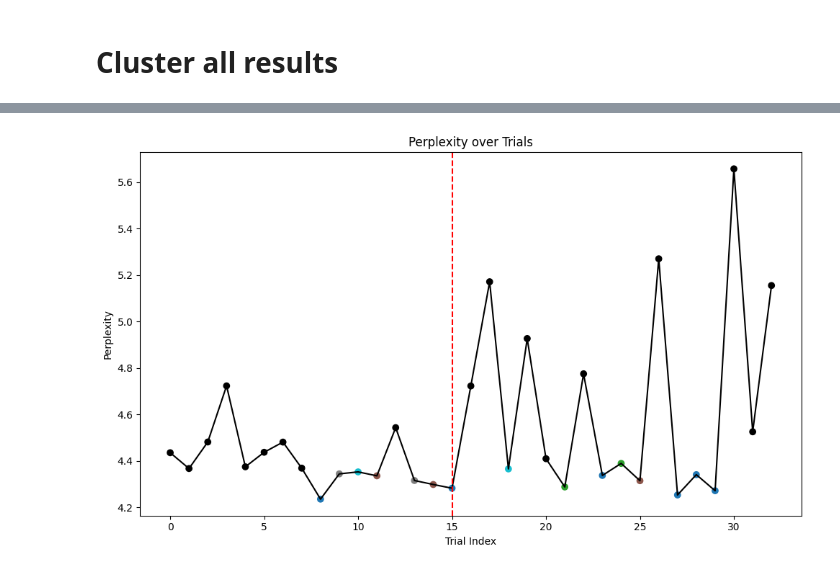
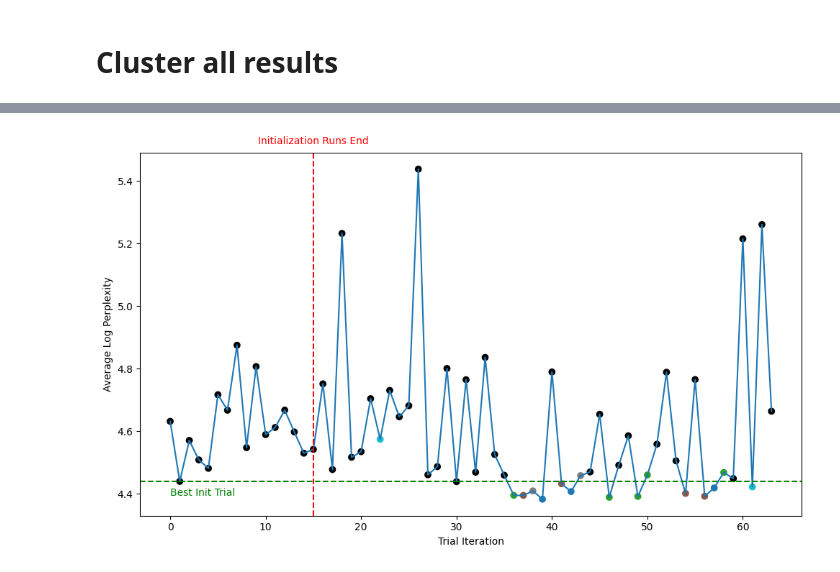
Before and after one commit to tim200002/lm_mixture_optimization, a Jupyter notebook: scripts/analyze_experiment.ipynb, the cells around one changed output, grey strips where cells are left out. Drawn from its saved outputs; the diff is of its cells as text; code cells hidden in the pictures.

```diff
--- a/scripts/analyze_experiment.ipynb
+++ b/scripts/analyze_experiment.ipynb
@@ -91,13 +121,18 @@ path = "/root/code/mixture_optimization/logs/bayesian_books_cc_stack_pes2o_0/exp
 #path = "/root/code/mixture_optimization/logs/lin_interp_books_c4_80M_0/experiment_history.yaml"
 #path = "/root/code/mixture_optimization/logs/lin_interp_books_c4_0/experiment_history.yaml"
 #path = "../logs/uniform_books_cc_stack_peso_reddit/experiment_history.yaml"
-#path = "../logs/bayesian_books_cc_stack_pes2o_reddit_16init_0/experiment_history.yaml"
+path = "../logs/bayesian_books_cc_stack_pes2o_reddit_16init_0/experiment_history.yaml"
 #path = "../logs/bayesian_books_cc_stack_pes2o_reddit_16init_1/experiment_history.yaml"
 #path = "../logs/bayesian_books_cc_stack_pes2o_reddit_32init_0/experiment_history.yaml"
-path = "../logs/bayesian_books_cc_stack_pes20_small_0/experiment_history_proper.yaml"
+#path = "../logs/bayesian_books_cc_stack_pes20_small_0/experiment_history_proper.yaml"
 #path = "../logs/uniform_books_cc_stack_pes20_small_0/experiment_history.yaml"
 #path = "../logs/bayesian_books_cc_stack_pes20_small_1/experiment_history.yaml"
-path = "../logs/uniform_books_cc_stack_pes20_small_0/experiment_history.yaml"
+#path = "../logs/uniform_books_cc_stack_pes20_small_0/experiment_history.yaml"
+path = "../logs/uniform_books_cc_stack_peso_reddit/experiment_history.yaml"
+#path = "../logs/uniform_books_cc_stack_pes20_small_0/experiment_history_filtered.yaml"
+#path = "../logs/bayesian_books_cc_stack_pes20_small_1/experiment_history_filtered.yaml"
+
+#path = "../logs/bayesian_books_cc_stack_pes2o_reddit_c4_wiki_32_init_0/experiment_history.yaml"
 
 experiments = read_experiments(path)
 experiment = experiments[0]
@@ -124,7 +159,7 @@ for trial in experiment.trials:
 val_results, weighted_perplexity, domain_weights = get_experiment_result(experiment)
 plot_weighted_val_perplexity(weighted_perplexity, no_initial_runs=no_initi_trials)
 # add hline for best init trial
-plt.axhline(y=best_init_trial.weighted_val_perplexity, color='g', linestyle='--')
+#plt.axhline(y=best_init_trial.weighted_val_perplexity, color='g', linestyle='--')
 
 plot_domain_perplexities(val_results, no_initial_runs=no_initi_trials)
 plot_mixing_weights(domain_weights, no_initial_runs=no_initi_trials)
@@ -133,8 +168,8 @@ plot_mixing_weights(domain_weights, no_initial_runs=no_initi_trials)
 
 
 
-print(f"Best trial achieved a weighted val perplexity of {best_trial.weighted_val_perplexity}. The mixing weights were {best_trial.true_mixing_weights}. Trial idx: {best_trial.idx}")
-print(f"Best init trial achieved a weighted val perplexity of {best_init_trial.weighted_val_perplexity}. The mixing weights were {best_init_trial.true_mixing_weights}. Trial idx: {best_init_trial.idx}")
+print(f"Best trial achieved a weighted val perplexity of {best_trial.weighted_val_perplexity}. The mixing weights were {best_trial.true_mixing_weights}. The domain perplexities were {plot_val_results(best_trial.val_results)}. Trial idx: {best_trial.idx}")
+print(f"Best init trial achieved a weighted val perplexity of {best_init_trial.weighted_val_perplexity}. The mixing weights were {best_init_trial.true_mixing_weights}. The domain perplexities were {plot_val_results(best_init_trial.val_results)}. Trial idx: {best_init_trial.idx}")
 percentual_improvement = (best_init_trial.weighted_val_perplexity - best_trial.weighted_val_perplexity) / best_init_trial.weighted_val_perplexity * 100
 print(f"Percentual improvement: {percentual_improvement:.2f}%")
 
@@ -393,11 +474,12 @@ plt.scatter(range(len(y_values)), y_values, c=colors)
 # %%
 import matplotlib.pyplot as plt
 import matplotlib.patches as mpatches
+import numpy as np
 
 # Generate colors for the clusters
 no_clusters = len(clusters_dict)
 no_clusters_to_color = 5
-cluster_colors = matplotlib.colormaps.get_cmap('tab10')(np.linspace(0, 1, no_clusters_to_color))
+cluster_colors = plt.get_cmap('tab10')(np.linspace(0, 1, no_clusters_to_color))
 black_color = 'black'
 
 # Prepare data for plotting
@@ -416,49 +498,49 @@ for sort_idx, (cluster, cluster_dict) in enumerate(clusters_dict.items()):
         local_array.append((trial.weighted_val_perplexity, cluster_color, trial.idx))
     values.extend(local_array)
 
 values = sorted(values, key=lambda x: x[2])
 
 # Plot the data
 plt.figure(figsize=(10, 6))
 y_values = [x[0] for x in values]
 colors = [x[1] for x in values]
-plt.plot(y_values, color='black')
+plt.plot(y_values)  # Removed the color argument to use the default color (blue)
 plt.scatter(range(len(y_values)), y_values, c=colors)
 
 # Create a custom legend for the first 5 clusters
-# legend_patches = []
-# for i in range(no_clusters_to_color):
-#     cluster = clusters_dict[i+1]
-#     print(len(cluster['trials']))
-#     weights = np.round(cluster["best_weights"], 3)
-#     weights_std = np.round(cluster["weights_std"], 3)
-#     weight_str = ", ".join([f"{w}+-{w_std}" for w, w_std in zip(weights, weights_std)])
-
-#     colors = cluster_colors[i]
-#     patch = mpatches.Patch(color=colors, label=f'Cluster {i+1}: [{weight_str}]')
-#     legend_patches.append(patch)
-
 legend_patches = []
 for (clus, col) in zip(best_clusters, best_colors):
     cluster = clusters_dict[clus]
     weights = np.round(cluster["best_weights"], 3)
     weights_std = np.round(cluster["weights_std"], 3)
     weight_str = ", ".join([f"{w}+-{w_std}" for w, w_std in zip(weights, weights_std)])
 
     colors = col
     patch = mpatches.Patch(color=colors, label=f'Cluster {clus}: [{weight_str}]')
     legend_patches.append(patch)
 
 #plt.legend(handles=legend_patches, loc='lower center', bbox_to_anchor=(0.5, -0.4), ncol=1)
-plt.title('Perplexity over Trials')
-plt.xlabel('Trial Index')
-plt.ylabel('Perplexity')
+plt.xlabel('Trial Iteration')
+plt.ylabel('Average Log Perplexity')
 
-# add vertica line at 15
-plt.axvline(x=15, color='r', linestyle='--')
+# Add vertical line at 15
+no_initial_runs = 16
+plt.axvline(x=no_initial_runs - 1, color='r', linestyle='--')
+plt.annotate('Initialization Runs End',
+                 xy=(no_initial_runs - 1, max(y_values)),
+                 xytext=(no_initial_runs - 1, max(y_values) + 0.08),
+                 textcoords='data',
+                 ha='center',
+                 color='r')
+
+best_init_trial = min(y_values[:no_initial_runs])
+plt.axhline(y=best_init_trial, color='g', linestyle='--')
+plt.text(0, best_init_trial - 0.02, "Best Init Trial",
+         verticalalignment='top',
+         color='g')
 
 # Show the plot
 plt.tight_layout()
 plt.show()
 # %% [output]
-[figure, old version]
+[figure, new version]
```
Also changed, not shown: parts of 14 cells of this notebook, 34 other files.
